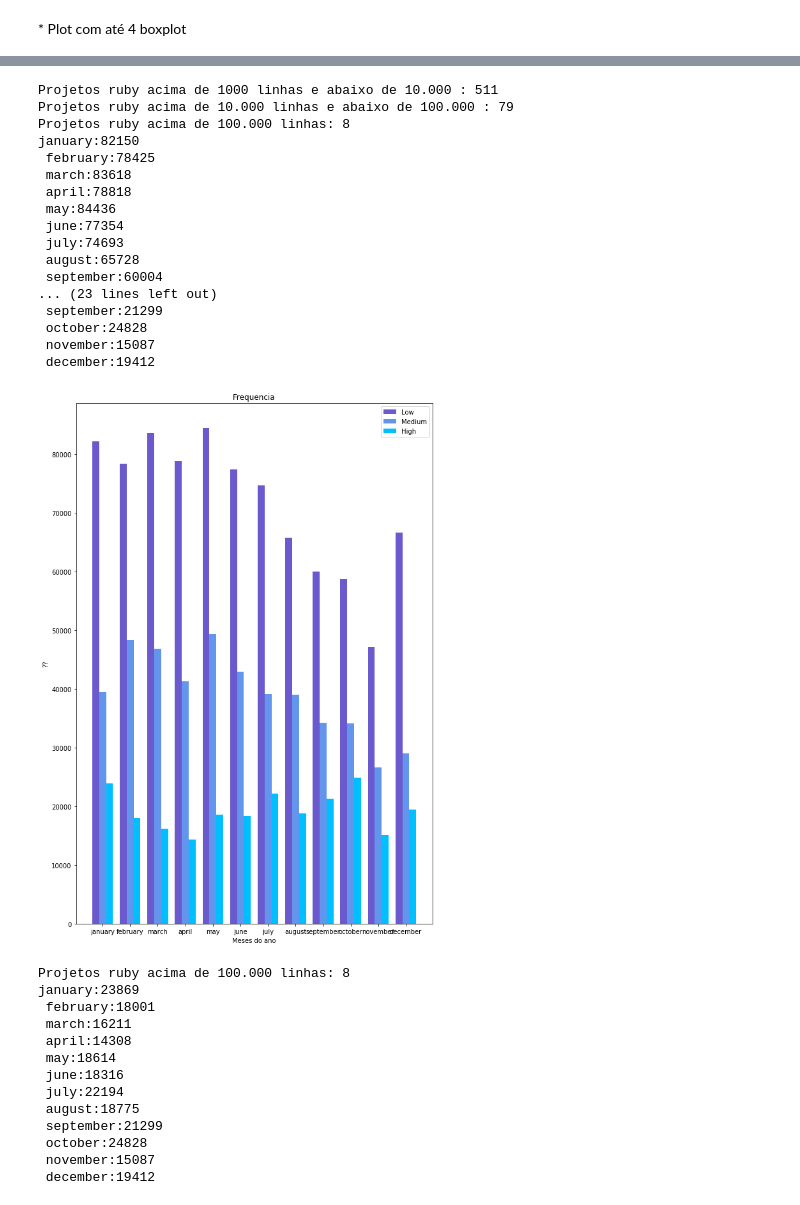
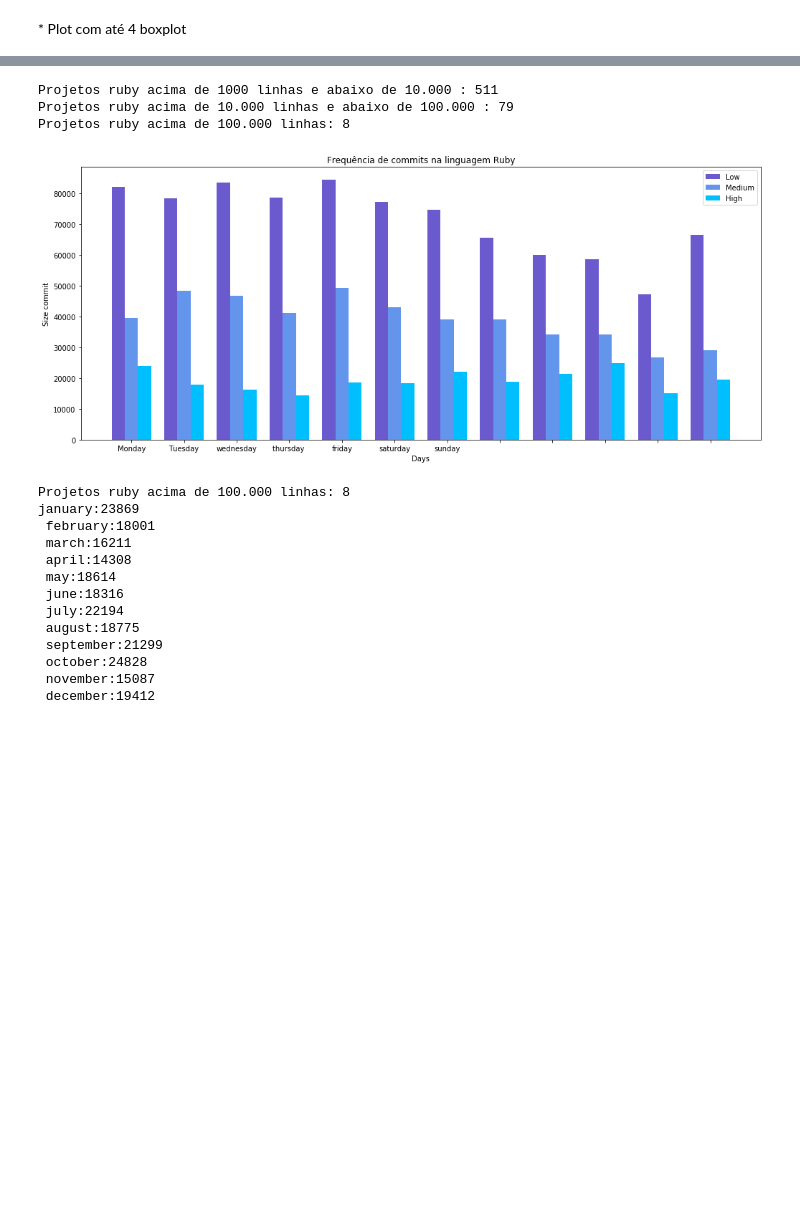
Before and after one commit to wagnernegrao/ci-analysis, a Jupyter notebook: ci_analysis.ipynb, the cells around one changed output, grey strips where cells are left out. Drawn from its saved outputs; the diff is of its cells as text; code cells hidden in the pictures; blank space fills up the shorter version.

Commit message:
functional plot bar  function for day and mont

```diff
--- a/ci_analysis.ipynb
+++ b/ci_analysis.ipynb
@@ -272,30 +272,36 @@ def month_frequency(dataframe): #year
     return([january, february, march, april, may, june, july, august, september, october, november, december])
 # %%
-def plot_bar(low, medium, high):
+def plot_bar(language, sett=None,low, medium, high):
 
-    month_low = [len(low[0]),len(low[1]),len(low[2]),len(low[3]),len(low[4]),len(low[5]),len(low[6]),len(low[7]),len(low[8]),len(low[9]),len(low[10]),len(low[11])]
+    frequency_low = [len(low[0]),len(low[1]),len(low[2]),len(low[3]),len(low[4]),len(low[5]),len(low[6]),len(low[7]),len(low[8]),len(low[9]),len(low[10]),len(low[11])]
 
-    month_medium = [len(medium[0]),len(medium[1]),len(medium[2]),len(medium[3]),len(medium[4]),len(medium[5]),len(medium[6]),len(medium[7]),len(medium[8]),len(medium[9]),len(medium[10]),len(medium[11])]
+    frequency_medium = [len(medium[0]),len(medium[1]),len(medium[2]),len(medium[3]),len(medium[4]),len(medium[5]),len(medium[6]),len(medium[7]),len(medium[8]),len(medium[9]),len(medium[10]),len(medium[11])]
 
-    month_high = [len(high[0]),len(high[1]),len(high[2]),len(high[3]),len(high[4]),len(high[5]),len(high[6]),len(high[7]),len(high[8]),len(high[9]),len(high[10]),len(high[11])]
+    frequency_high = [len(high[0]),len(high[1]),len(high[2]),len(high[3]),len(high[4]),len(high[5]),len(high[6]),len(high[7]),len(high[8]),len(high[9]),len(high[10]),len(high[11])]
 
     barWidth = 0.25
 
     plt.figure(figsize=(17,7))
 
-    r1 = np.arange(len(month_low))
+    r1 = np.arange(len(frequency_low))
     r2 = [x + barWidth for x in r1]
     r3 = [x + barWidth for x in r2]
-    labels_list = ["january", "february", "march", "april", "may", "june", "july", "august", "september", "october", "november", "december"]
 
-    plt.bar(r1, month_low, color='#6A5ACD', width=barWidth, label='Low')
-    plt.bar(r2, month_medium, color='#6495ED', width=barWidth, label='Medium')
-    plt.bar(r3, month_high, color='#00BFFF', width=barWidth, label='High')
+    if(sett == 1):
+        labels_list = ["january", "february", "march", "april", "may", "june", "july", "august", "september", "october", "november", "december"]
+        plt.xlabel('Months')
+    else:
+        labels_list = ['Monday', 'Tuesday','wednesday','thursday ','friday','saturday','sunday']
+        plt.xlabel('Days')
 
-    plt.xlabel('Meses do ano')
-    plt.xticks([r + barWidth for r in  range(len(month_low))], labels_list)
-    plt.ylabel('??')
-    plt.title('Frequencia')
+    plt.bar(r1, frequency_low, color='#6A5ACD', width=barWidth, label='Low')
+    plt.bar(r2, frequency_medium, color='#6495ED', width=barWidth, label='Medium')
+    plt.bar(r3, frequency_high, color='#00BFFF', width=barWidth, label='High')
+
+
+    plt.xticks([r + barWidth for r in  range(len(frequency_low))], labels_list)
+    plt.ylabel('Size commit')
+    plt.title('Frequência de commits na linguagem {}'.format(language))
 
 
     plt.legend()
@@ -325,32 +333,18 @@ def plot_graphic_month(january, february, march, april, may, june, july, august,
 # %%
 dataframe_l = size_project('ruby', 2)
 dataframe_m = size_project('ruby', 3)
 dataframe_h = size_project('ruby', 4)
 
 month_low = month_frequency(dataframe_l)
 month_medium = month_frequency(dataframe_m)
 month_high = month_frequency(dataframe_h)
 
-plot_bar(month_low, month_medium, month_high)
+plot_bar(1, 'Ruby', month_low, month_medium, month_high)
 # %% [output]
 Projetos ruby acima de 1000 linhas e abaixo de 10.000 : 511
 Projetos ruby acima de 10.000 linhas e abaixo de 100.000 : 79
 Projetos ruby acima de 100.000 linhas: 8
-january:82150
- february:78425
- march:83618
- april:78818
- may:84436
- june:77354
- july:74693
- august:65728
- september:60004
-... (23 lines left out)
- september:21299
- october:24828
- november:15087
- december:19412
-[figure, old version]
+[figure, new version]
 # %%
 dataframe = size_project('ruby', 4)
 
```
Also changed, not shown: parts of 3 cells of this notebook.
